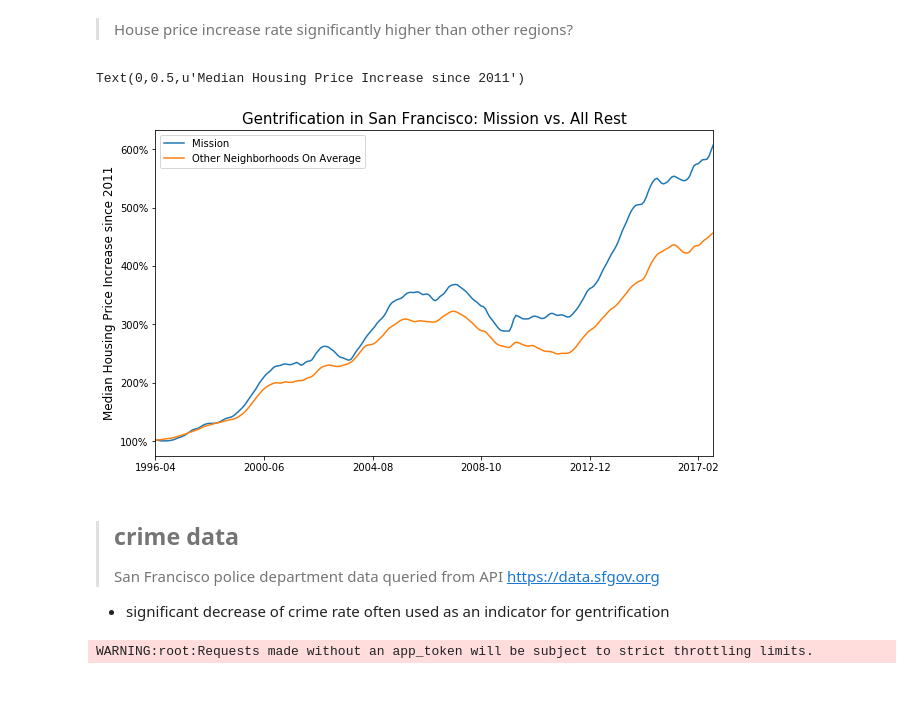
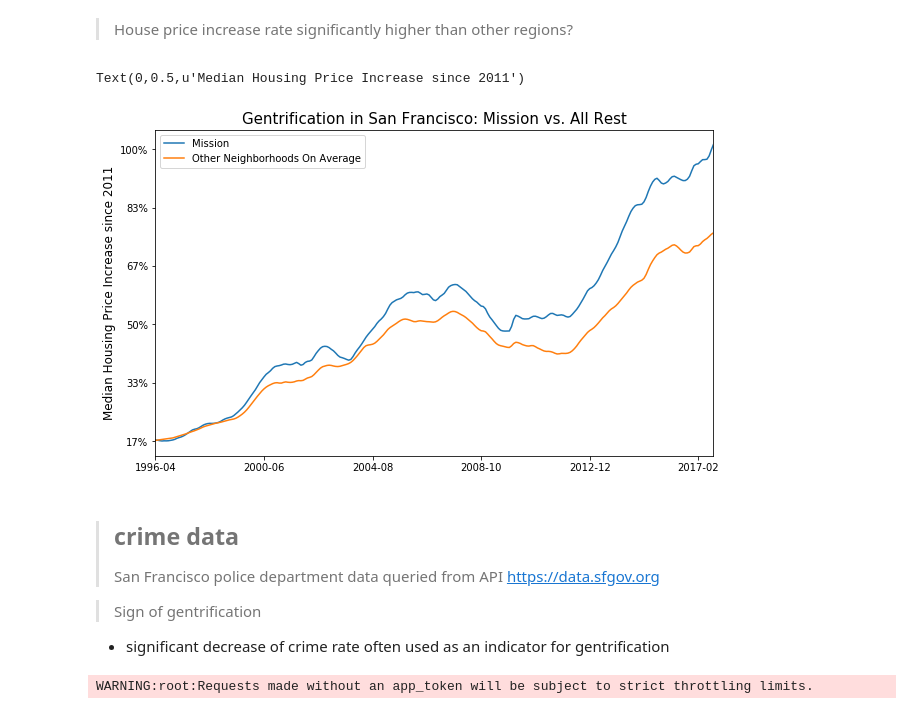
Before and after one commit to Hupi/Gentrification, a Jupyter notebook: Q3_Gentrification_add_api_data.ipynb, the cells around one changed output. Saved outputs shown, nothing was run; the diff lists cells and outputs as text; code cells hidden in the pictures.

```diff
--- a/Q3_Gentrification_add_api_data.ipynb
+++ b/Q3_Gentrification_add_api_data.ipynb
@@ -564,32 +543,35 @@ list_of_gentrification_areas = ['Mission']
 # %%
 fig, ax = plt.subplots(1,1,figsize = (10,6))
 j = 0
 t['rescaled_price_accumulate'] = 0
 for i, n in enumerate(t.columns):
     t['rescaled_price'] = t[n]/t[n].min()
 
     # directly plot out gentrification areas:
     if n in list_of_gentrification_areas:
         t.rescaled_price.plot(ax = ax, label = n)
 
     # remember non-gentrification areas:
     elif not t.rescaled_price.isnull().values.any():
         t['rescaled_price_accumulate'] += t['rescaled_price']
         j += 1
 
 # at end, plot areas except for gentrification areas on overage..
 (t['rescaled_price_accumulate']/j).plot(ax = ax, label = 'Other Neighborhoods On Average')
 
 ax.legend()
-ax.yaxis.set_major_formatter(FuncFormatter(lambda y, _: '{:.0%}'.format(y)))
+ax.yaxis.set_major_formatter(FuncFormatter(lambda y, _: '{:.0%}'.format(y/6)))
+# need to double check
 plt.title("Gentrification in San Francisco: Mission vs. All Rest", fontsize = 15)
 ax.set_ylabel("Median Housing Price Increase since 2011", fontsize = 12)
 # %% [output]
 Text(0,0.5,u'Median Housing Price Increase since 2011')
-[figure, old version]
+[figure, new version]
 # %% [markdown]
 > ## crime data
 > San Francisco police department data queried from API https://data.sfgov.org
+
+> Sign of gentrification
 - significant decrease of crime rate often used as an indicator for gentrification
 # %%
 # for now, use 10,000 data points
```
Also changed, not shown: parts of 26 cells of this notebook.
